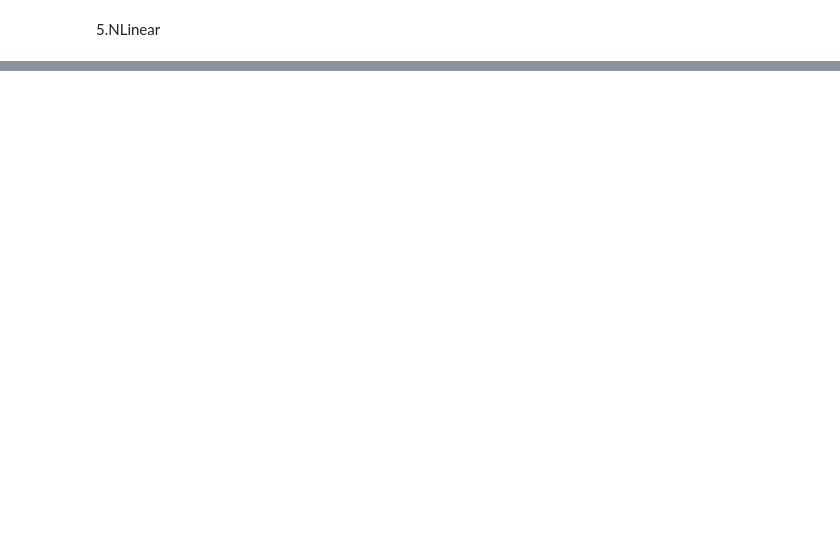
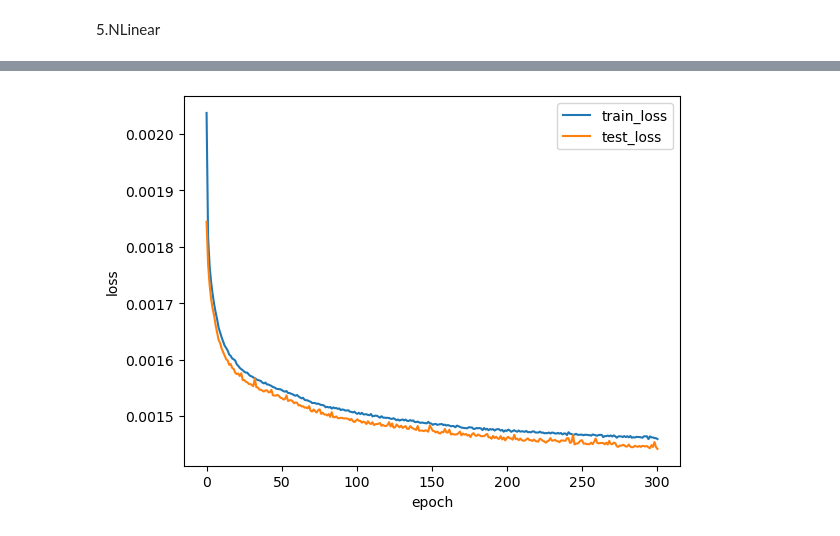
Before and after one commit to HatcherRobotics/Derailment, a Jupyter notebook: ComparisonExperiment/ComparisonExperiment.ipynb, the cells around one changed output, grey strips where cells are left out. Cells and saved outputs as stored; diff of their text form; code cells hidden in the pictures; blank space fills up the shorter version.

```diff
--- a/ComparisonExperiment/ComparisonExperiment.ipynb
+++ b/ComparisonExperiment/ComparisonExperiment.ipynb
@@ -791,2 +882,84 @@ print("test precision:",test_precision," test recall:",test_recall," test f1_sco
 # %% [markdown]
 5.NLinear
+# %%
+class NLinear(nn.Module):
+    def __init__(self,seq_len=100,channels=3):
+        super(NLinear,self).__init__()
+        self.seq_len = seq_len
+        self.channels = channels
+        self.Linear = nn.ModuleList()
+        for i in range(self.channels):
+            self.Linear.append(nn.Linear(self.seq_len,self.seq_len))
+        self.flatten = nn.Flatten()
+        self.classifier = nn.Sequential(
+            nn.Linear(self.seq_len*self.channels,self.seq_len*self.channels//2),
+            nn.LeakyReLU(),
+            nn.Dropout(),
+            nn.Linear(self.seq_len*self.channels//2,2),
+            nn.Sigmoid()
+        )
+
+    def forward(self,x):
+        # x: [Batch, Input length, Channel]
+        seq_last = x[:,-1:,:].detach()
+        x = x - seq_last
+        output = torch.zeros([x.size(0),self.seq_len,x.size(2)],dtype=x.dtype).to(x.device)
+        for i in range(self.channels):
+            output[:,:,i] = self.Linear[i](x[:,:,i])
+        x = output
+        x = x + seq_last
+        y = self.flatten(x)
+        z = self.classifier(y)
+        return z
+net = NLinear()
+net.to(device)
+optimizer=optim.Adam(net.parameters(),lr)
+def train(net,train_iter,val_iter,loss,num_epochs,optimizer,device="cuda"):
+    net.train()
+    train_loss=[]
+    val_loss=[]
+    train_accuracy=[]
+    val_accuracy=[]
+    val_acc_best = 1e-9
+    for epoch in range(num_epochs):
+        train_l_sum,train_acc_sum,n=0.0,0.0,0
+        for X,y in train_iter:
+            X = X.to(device)
+            #print("X:",X.shape)
+            y = y.to(device)
+            #print("y:",y.shape)
+            y_hat = net(X)
+            #print("y_hat:",y_hat.shape)
+            #y_hat = y_hat.squeeze()
+            #print("y_hat_squeeze:",y_hat.shape)
+            l=loss(y_hat,y.long()).sum()
+            optimizer.zero_grad()
+            l.backward()
+            optimizer.step()
+            train_l_sum+=l.item()
+            train_acc_sum+=(y_hat.argmax(dim=1)==y).sum().item()
+            n+=y.shape[0]
+        net.eval()
+        val_acc,val_l = evaluate_accuracy(val_iter,net,loss)
+        net.train()
+        train_loss.append(train_l_sum/n)
+        val_loss.append(val_l)
+        train_accuracy.append(train_acc_sum/n)
+        val_accuracy.append(val_acc)
+        if(val_acc>val_acc_best):
+            val_acc_best = val_acc
+            train_loss_best = train_l_sum/n
+            train_acc_best = train_acc_sum/n
+            epoch_best = epoch
+            torch.save(net.state_dict(),"weights/NLinear_best.pt")
+        print('epoch%d,loss%.4f,train acc %3f,val acc %.3f'%(epoch+1,train_l_sum/n,train_acc_sum/n,val_acc))
+    print("best weight was found in epoch%d,where the train loss is %.4f,train acc is %3f,val acc is %.3f"%(epoch_best,train_loss_best,train_acc_best,val_acc_best))
+    return train_loss,val_loss,train_accuracy,val_accuracy
+train_loss,val_loss,train_accuracy,val_accuracy=train(net,train_loader,val_loader,loss,epochs,optimizer)
+visualization(train_loss,val_loss,train_accuracy,val_accuracy)
+net.load_state_dict(torch.load("weights/NLinear_best.pt"))
+test_acc,_ = evaluate_accuracy(test_loader,net,loss)
+print("Accuracy on test set : %.3f"%(test_acc))
+test_precision,test_recall,test_f1_score = evaluate_PR(test_loader,net,loss)
+print("test precision:",test_precision," test recall:",test_recall," test f1_score:",test_f1_score)
+# %% [output]
@@ -792,0 +983 @@ print("test precision:",test_precision," test recall:",test_recall," test f1_sco
+[figure, added]
```
Also changed, not shown: parts of 6 cells of this notebook, 8 other files.
